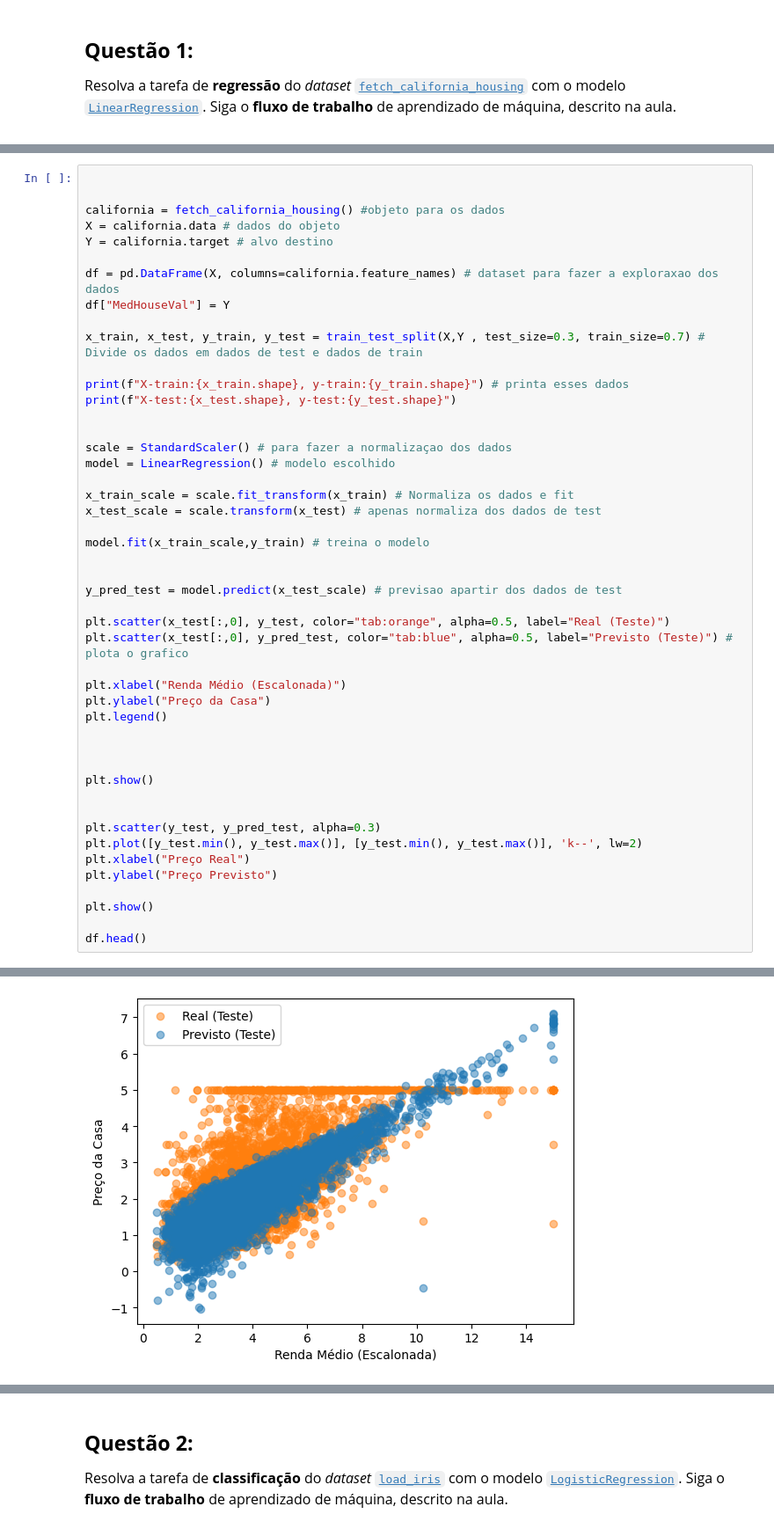
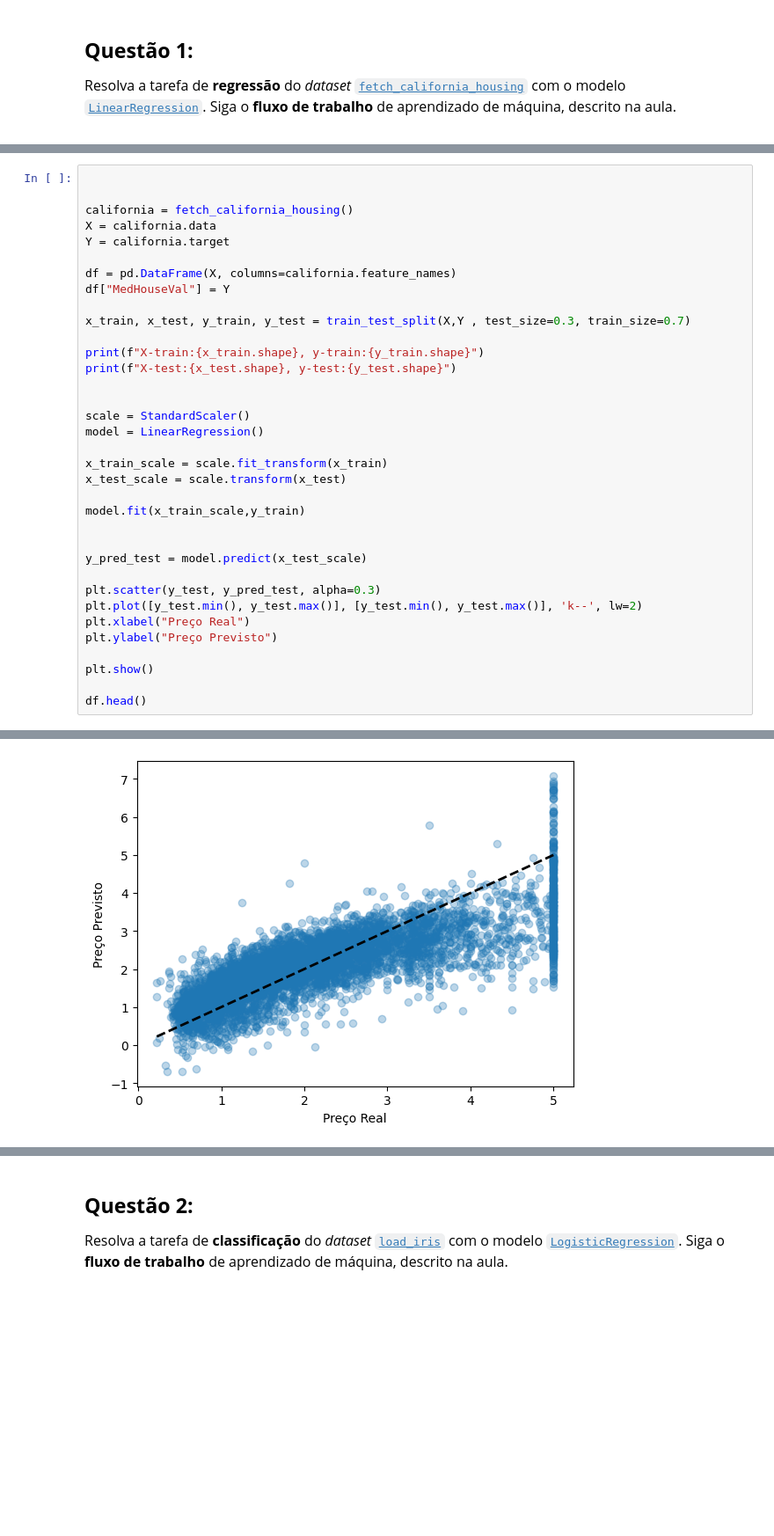
Before and after one commit to Alomyr/Apredizado-de-maquina-supervisonado, a Jupyter notebook: Unidade01/notebooks/Unidade01/atividade3.ipynb, the cells around one changed output, grey strips where cells are left out. Shown at 88% size. Cells and saved outputs as stored; diff of their text form; blank space fills up the shorter version.

```diff
--- a/Unidade01/notebooks/Unidade01/atividade3.ipynb
+++ b/Unidade01/notebooks/Unidade01/atividade3.ipynb
@@ -29,51 +25,39 @@ from sklearn.preprocessing import StandardScaler
 # %%
 
 
-california = fetch_california_housing() #objeto para os dados
-X = california.data # dados do objeto
-Y = california.target # alvo destino
+california = fetch_california_housing()
+X = california.data
+Y = california.target
 
-df = pd.DataFrame(X, columns=california.feature_names) # dataset para fazer a exploraxao dos dados
+df = pd.DataFrame(X, columns=california.feature_names)
 df["MedHouseVal"] = Y
 
-x_train, x_test, y_train, y_test = train_test_split(X,Y , test_size=0.3, train_size=0.7) # Divide os dados em dados de test e dados de train
+x_train, x_test, y_train, y_test = train_test_split(X,Y , test_size=0.3, train_size=0.7)
 
-print(f"X-train:{x_train.shape}, y-train:{y_train.shape}") # printa esses dados
+print(f"X-train:{x_train.shape}, y-train:{y_train.shape}")
 print(f"X-test:{x_test.shape}, y-test:{y_test.shape}")
 
 
-scale = StandardScaler() # para fazer a normalizaçao dos dados
-model = LinearRegression() # modelo escolhido
+scale = StandardScaler()
+model = LinearRegression()
 
-x_train_scale = scale.fit_transform(x_train) # Normaliza os dados e fit
-x_test_scale = scale.transform(x_test) # apenas normaliza dos dados de test
+x_train_scale = scale.fit_transform(x_train)
+x_test_scale = scale.transform(x_test)
 
-model.fit(x_train_scale,y_train) # treina o modelo
+model.fit(x_train_scale,y_train)
 
 
-y_pred_test = model.predict(x_test_scale) # previsao apartir dos dados de test
-
-plt.scatter(x_test[:,0], y_test, color="tab:orange", alpha=0.5, label="Real (Teste)")
-plt.scatter(x_test[:,0], y_pred_test, color="tab:blue", alpha=0.5, label="Previsto (Teste)") # plota o grafico
-
-plt.xlabel("Renda Médio (Escalonada)")
-plt.ylabel("Preço da Casa")
-plt.legend()
-
-
-
-plt.show()
-
+y_pred_test = model.predict(x_test_scale)
 
 plt.scatter(y_test, y_pred_test, alpha=0.3)
 plt.plot([y_test.min(), y_test.max()], [y_test.min(), y_test.max()], 'k--', lw=2)
 plt.xlabel("Preço Real")
 plt.ylabel("Preço Previsto")
 
 plt.show()
 
 df.head()
 # %% [output]
 X-train:(14447, 8), y-train:(14447,)
 X-test:(6192, 8), y-test:(6192,)
-[figure, old version]
+[figure, new version]
```
Also changed, not shown: parts of 4 cells of this notebook.
